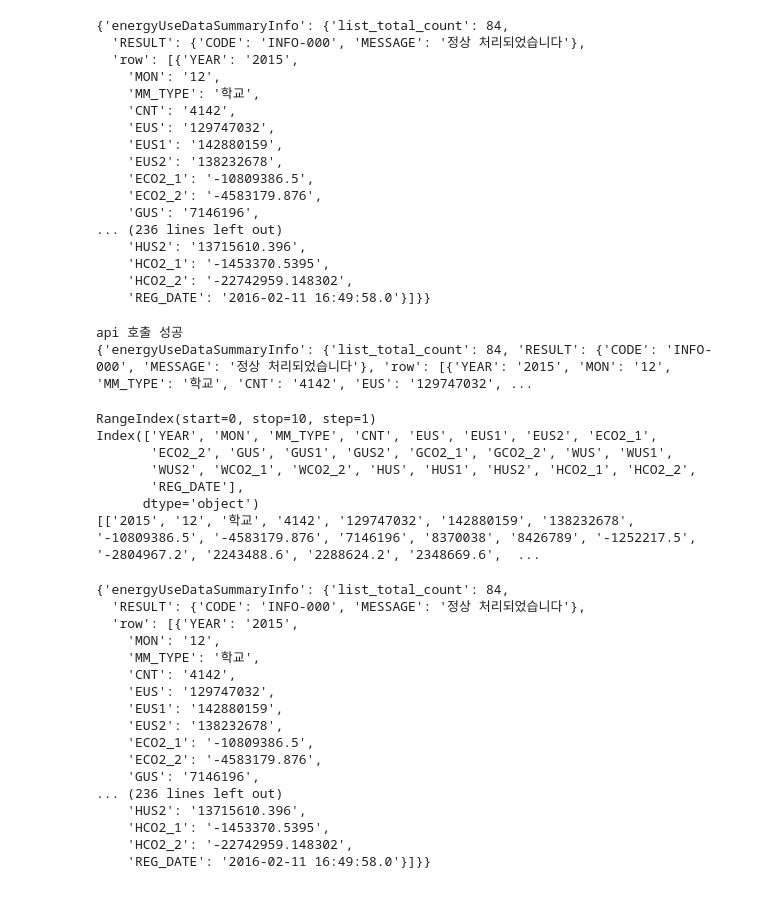
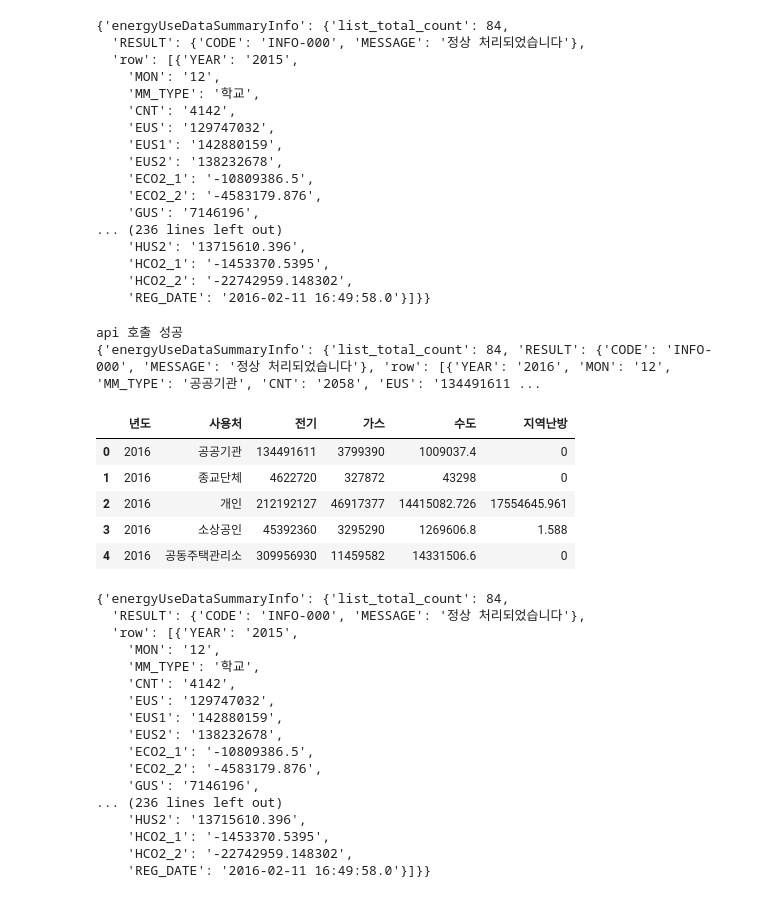
Before and after one commit to parkyonguon/Data-Analysis-with-Open-Source, a Jupyter notebook: Untitled0.ipynb, the cells around one changed output. Cells and saved outputs as stored; diff of their text form; code cells hidden in the pictures.

```diff
--- a/Untitled0.ipynb
+++ b/Untitled0.ipynb
@@ -23,7 +23,7 @@ response.json()
 # %%
 import requests
 import json
-url = "http://openapi.seoul.go.kr:8088/444d734d6870617238365454656e4b/json/energyUseDataSummaryInfo/1/10/2015"
+url = "http://openapi.seoul.go.kr:8088/444d734d6870617238365454656e4b/json/energyUseDataSummaryInfo/1/5/2016"
 
 params = {
     'serviceKey': 'api_key',
@@ -42,20 +42,28 @@ else:
     print(f"API 호출 실패: {response.status_code}")
 # %% [output]
 api 호출 성공
-{'energyUseDataSummaryInfo': {'list_total_count': 84, 'RESULT': {'CODE': 'INFO-000', 'MESSAGE': '정상 처리되었습니다'}, 'row': [{'YEAR': '2015', 'MON': '12', 'MM_TYPE': '학교', 'CNT': '4142', 'EUS': '129747032', ...
+{'energyUseDataSummaryInfo': {'list_total_count': 84, 'RESULT': {'CODE': 'INFO-000', 'MESSAGE': '정상 처리되었습니다'}, 'row': [{'YEAR': '2016', 'MON': '12', 'MM_TYPE': '공공기관', 'CNT': '2058', 'EUS': '134491611 ...
 # %%
 import pandas as pd
 data=response.json()['energyUseDataSummaryInfo']['row']
 df = pd.DataFrame(data)
-df.to_json('energyUseData2015.json',orient='columns', indent=4 , force_ascii=False)
+df.to_json('energyUseData2015.json', indent=4 , force_ascii=False)
-# %% [output]
-RangeIndex(start=0, stop=10, step=1)
-Index(['YEAR', 'MON', 'MM_TYPE', 'CNT', 'EUS', 'EUS1', 'EUS2', 'ECO2_1',
-       'ECO2_2', 'GUS', 'GUS1', 'GUS2', 'GCO2_1', 'GCO2_2', 'WUS', 'WUS1',
-       'WUS2', 'WCO2_1', 'WCO2_2', 'HUS', 'HUS1', 'HUS2', 'HCO2_1', 'HCO2_2',
-       'REG_DATE'],
-      dtype='object')
-[['2015', '12', '학교', '4142', '129747032', '142880159', '138232678', '-10809386.5', '-4583179.876', '7146196', '8370038', '8426789', '-1252217.5', '-2804967.2', '2243488.6', '2288624.2', '2348669.6',  ...
+# %%
+import pandas as pd
+data=response.json()['energyUseDataSummaryInfo']['row']
+df = pd.DataFrame(data)
+
+df_rename = df.rename(columns={'YEAR':'년도','MM_TYPE':'사용처','EUS':'전기','GUS':'가스','WUS':'수도','HUS':'지역난방'})
+
+selected_col = df_rename [['년도','사용처','전기','가스','수도','지역난방']]
+selected_col
+# %% [output]
+|  | 년도 | 사용처 | 전기 | 가스 | 수도 | 지역난방 |
+| 0 | 2016 | 공공기관 | 134491611 | 3799390 | 1009037.4 | 0 |
+| 1 | 2016 | 종교단체 | 4622720 | 327872 | 43298 | 0 |
+| 2 | 2016 | 개인 | 212192127 | 46917377 | 14415082.726 | 17554645.961 |
+| 3 | 2016 | 소상공인 | 45392360 | 3295290 | 1269606.8 | 1.588 |
+| 4 | 2016 | 공동주택관리소 | 309956930 | 11459582 | 14331506.6 | 0 |
 # %%
 response.json()
 # %% [output]
```
